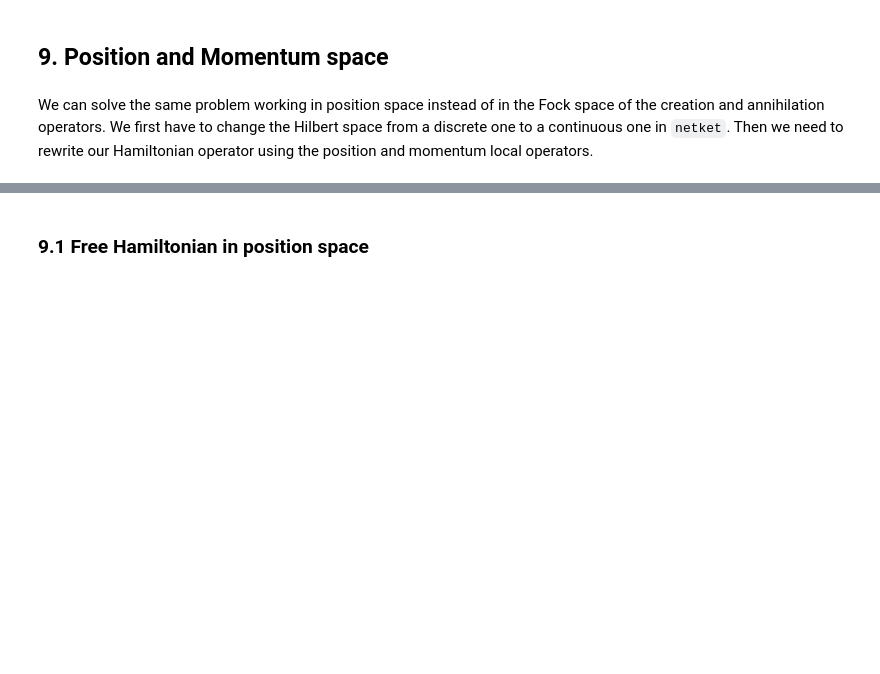
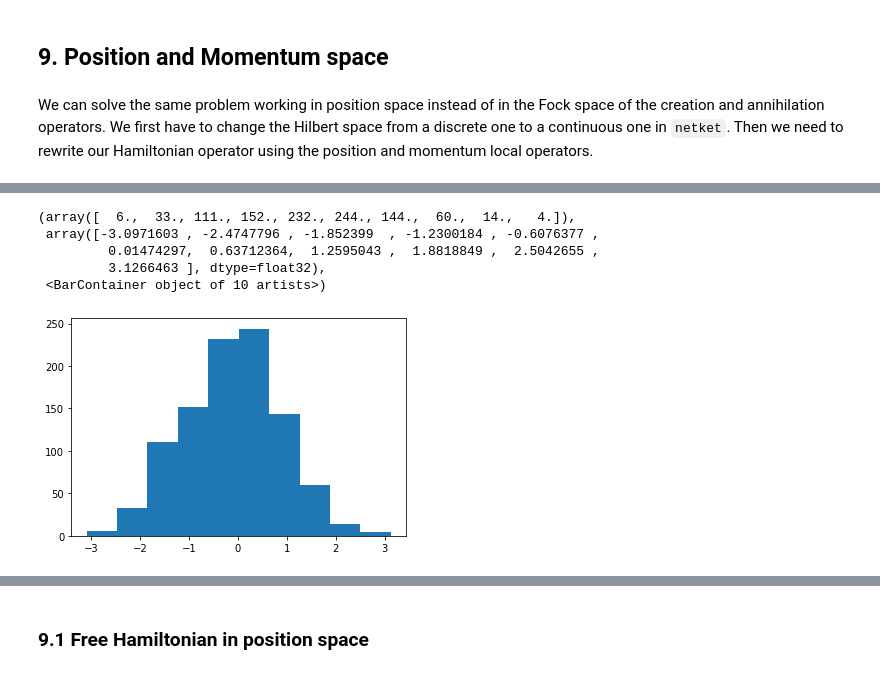
Before and after one commit to erinaldi/bmn2-netket, a Jupyter notebook: notebooks/HarmonicOscillators.ipynb, the cells around one changed output, grey strips where cells are left out. Saved outputs shown, nothing was run; the diff lists cells and outputs as text; code cells hidden in the pictures; blank space fills up the shorter version.

```diff
--- a/notebooks/HarmonicOscillators.ipynb
+++ b/notebooks/HarmonicOscillators.ipynb
@@ -781,0 +799,9 @@ hi = nk.hilbert.Particle(N=2, L=(jnp.inf, jnp.inf, jnp.inf), pbc=False)
+# %%
+plt.hist(states[:,0], bins=10)
+# %% [output]
+(array([  6.,  33., 111., 152., 232., 244., 144.,  60.,  14.,   4.]),
+ array([-3.0971603 , -2.4747796 , -1.852399  , -1.2300184 , -0.6076377 ,
+         0.01474297,  0.63712364,  1.2595043 ,  1.8818849 ,  2.5042655 ,
+         3.1266463 ], dtype=float32),
+ <BarContainer object of 10 artists>)
+[figure, added]
```
Also changed, not shown: parts of 86 cells of this notebook.
